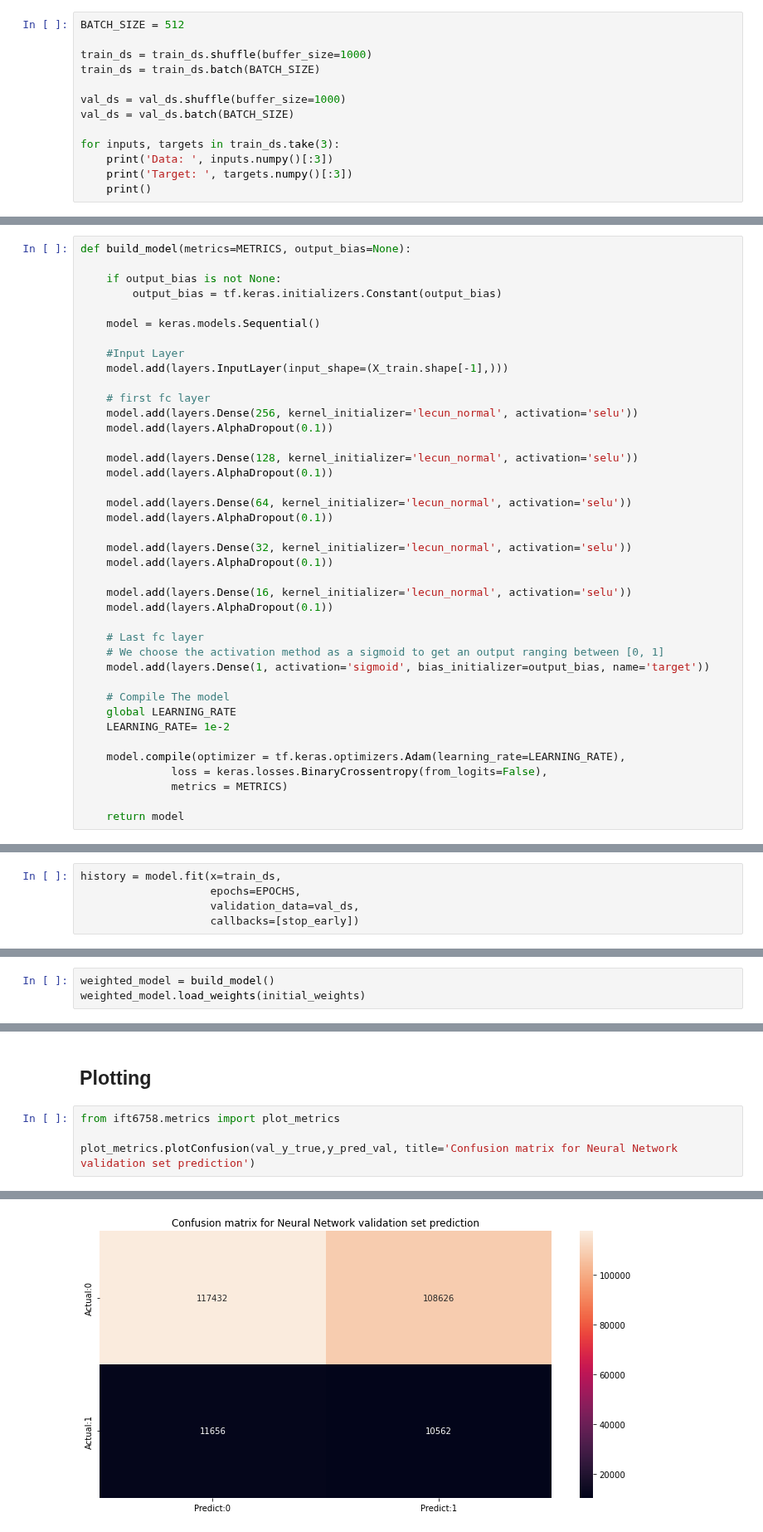
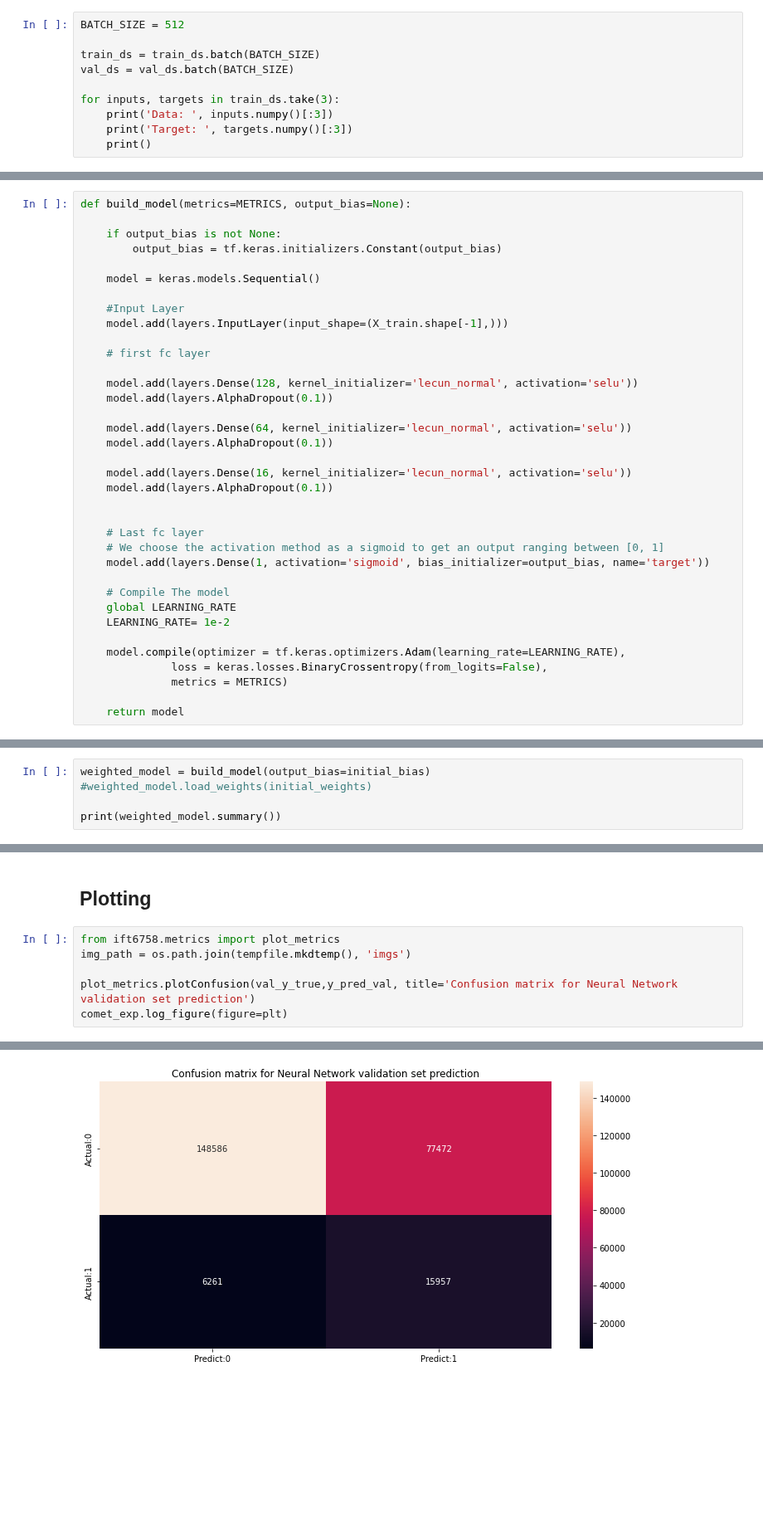
Before and after one commit to M0rph3e/ift6758-project-main, a Jupyter notebook: notebooks/try_your_best_shot_keras.ipynb, the cells around one changed output, grey strips where cells are left out. Shown at 83% size. Drawn from its saved outputs; the diff is of its cells as text; blank space fills up the shorter version.

Commit message:
keras with smaller model

```diff
--- a/notebooks/try_your_best_shot_keras.ipynb
+++ b/notebooks/try_your_best_shot_keras.ipynb
@@ -341,10 +327,7 @@ print(val_ds.cardinality().numpy())
 # %%
 BATCH_SIZE = 512
 
-train_ds = train_ds.shuffle(buffer_size=1000)
 train_ds = train_ds.batch(BATCH_SIZE)
-
-val_ds = val_ds.shuffle(buffer_size=1000)
 val_ds = val_ds.batch(BATCH_SIZE)
 
 for inputs, targets in train_ds.take(3):
@@ -393,8 +376,6 @@ def build_model(metrics=METRICS, output_bias=None):
     model.add(layers.InputLayer(input_shape=(X_train.shape[-1],)))
 
     # first fc layer
-    model.add(layers.Dense(256, kernel_initializer='lecun_normal', activation='selu'))
-    model.add(layers.AlphaDropout(0.1))
 
     model.add(layers.Dense(128, kernel_initializer='lecun_normal', activation='selu'))
     model.add(layers.AlphaDropout(0.1))
@@ -402,11 +383,9 @@ def build_model(metrics=METRICS, output_bias=None):
     model.add(layers.Dense(64, kernel_initializer='lecun_normal', activation='selu'))
     model.add(layers.AlphaDropout(0.1))
 
-    model.add(layers.Dense(32, kernel_initializer='lecun_normal', activation='selu'))
+    model.add(layers.Dense(16, kernel_initializer='lecun_normal', activation='selu'))
     model.add(layers.AlphaDropout(0.1))
 
-    model.add(layers.Dense(16, kernel_initializer='lecun_normal', activation='selu'))
-    model.add(layers.AlphaDropout(0.1))
 
     # Last fc layer
     # We choose the activation method as a sigmoid to get an output ranging between [0, 1]
@@ -456,5 +402,0 @@ EPOCHS = 50
-# %%
-history = model.fit(x=train_ds,
-                    epochs=EPOCHS,
-                    validation_data=val_ds,
-                    callbacks=[stop_early])
@@ -594,6 +430,8 @@ PS: We use "Adam" optimiser since it's unaffected by the scaling here
 #we change it from 50 to 100
 EPOCHS = 100
 # %%
-weighted_model = build_model()
-weighted_model.load_weights(initial_weights)
+weighted_model = build_model(output_bias=initial_bias)
+#weighted_model.load_weights(initial_weights)
+
+print(weighted_model.summary())
 # %% [output]
@@ -731,8 +630,10 @@ AttributeError: 'CPULoggingThread' object has no attribute 'isAlive'
 ## Plotting
 # %%
 from ift6758.metrics import plot_metrics
+img_path = os.path.join(tempfile.mkdtemp(), 'imgs')
 
 plot_metrics.plotConfusion(val_y_true,y_pred_val, title='Confusion matrix for Neural Network validation set prediction')
+comet_exp.log_figure(figure=plt)
 # %% [output]
               precision    recall  f1-score   support
 
@@ -745,3 +649,3 @@ weighted avg       0.84      0.52      0.62    248276
-[figure, old version]
+[figure, new version]
 # %%
 plot_metrics.plot_roc([val_y_true],[y_proba_val],["Valid set for Neural Network"])
```
Also changed, not shown: parts of 43 cells of this notebook.
